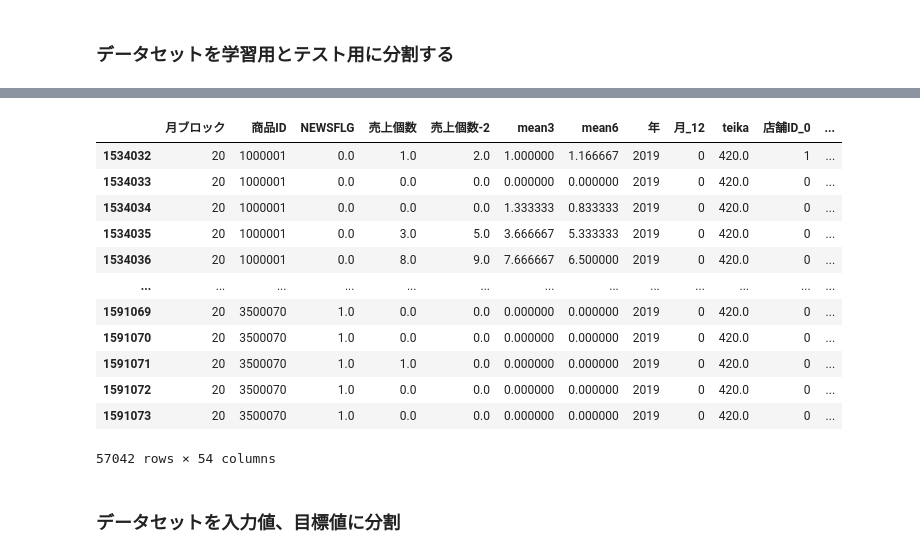
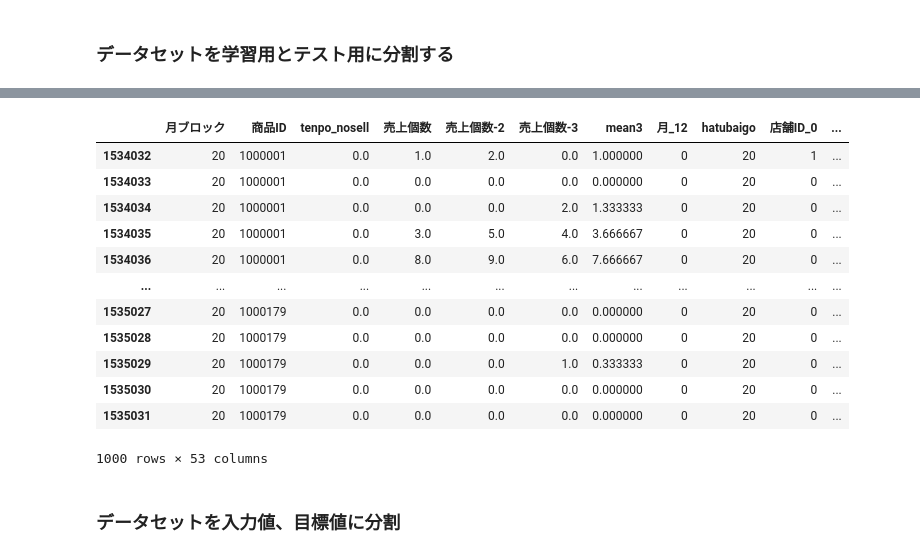
Before and after one commit to yydevelop/kaggle, a Jupyter notebook: PBL01_sample_code.ipynb, the cells around one changed output, grey strips where cells are left out. Cells and saved outputs as stored; diff of their text form; code cells hidden in the pictures.

```diff
--- a/PBL01_sample_code.ipynb
+++ b/PBL01_sample_code.ipynb
@@ -565,7 +569,8 @@ min: 20.0
 dataset3 = pd.merge(dataset2, cats, on='商品ID', how='left')
 dataset3 = pd.merge(dataset3, gp_time, on='月ブロック', how='left')
 dataset3 = pd.merge(dataset3, teika, on='商品ID', how='left')
-
-print(dataset3.info())
-dataset3.head()
+dataset3 = pd.merge(dataset3, urine, on='商品ID', how='left')
+dataset3 = pd.merge(dataset3, hatubai, on='商品ID', how='left')
+dataset3['hatubaigo'] = dataset3['月ブロック'] - dataset3['hatubai']
+dataset3[dataset3['商品ID'] == 1002582].tail()
 # %% [output]
@@ -654,3 +647,39 @@ dataset3 = pd.get_dummies(dataset3, columns=['商品カテゴリID'])
+# %%
+#dataset3 = dataset3[dataset3['shouhin_nosell'] == 0]
+#dataset3 = dataset3[dataset3['shouhin_nosell-2'] == 0]
+
+dataset3 = dataset3[[
+                     '月ブロック',
+                     '商品ID',
+#                     'tenpo_cumsum',
+                     'tenpo_nosell',
+#                     'shouhin_cumsum',
+#                     'shouhin_nosell',
+#                     'tenpo_cumsum-2',
+#                     'tenpo_nosell-2',
+#                     'shouhin_cumsum-2',
+#                     'shouhin_nosell-2',
+                     '店舗ID',
+                     '売上個数',
+                     '商品カテゴリID',
+#                     '商品価格',
+                     '売上個数-2',
+                     '売上個数-3',
+#                     '売上個数-4',
+#                     '売上個数-5',
+#                     '売上個数-12',
+                     'mean3',
+#                     'mean6',
+#                     'mean11',
+#                     '年',
+                     '月_12',
+#                     'teika',
+#                     'urine',
+                     'hatubaigo',
+                     ]]
+dataset3 = pd.get_dummies(dataset3, columns=['店舗ID'])
+#dataset3 = pd.get_dummies(dataset3, columns=['商品ID'])
+dataset3 = pd.get_dummies(dataset3, columns=['商品カテゴリID'])
 # %% [markdown]
 ### データセットを学習用とテスト用に分割する
 # %%
@@ -679,19 +706,19 @@ train_dataset
 # %%
-test_dataset
+test_dataset.head(1000)
 # %% [output]
-|  | 月ブロック | 商品ID | NEWSFLG | 売上個数 | 売上個数-2 | mean3 | mean6 | 年 | 月_12 | teika | 店舗ID_0 | ... |
-| 1534032 | 20 | 1000001 | 0.0 | 1.0 | 2.0 | 1.000000 | 1.166667 | 2019 | 0 | 420.0 | 1 | ... |
-| 1534033 | 20 | 1000001 | 0.0 | 0.0 | 0.0 | 0.000000 | 0.000000 | 2019 | 0 | 420.0 | 0 | ... |
-| 1534034 | 20 | 1000001 | 0.0 | 0.0 | 0.0 | 1.333333 | 0.833333 | 2019 | 0 | 420.0 | 0 | ... |
-| 1534035 | 20 | 1000001 | 0.0 | 3.0 | 5.0 | 3.666667 | 5.333333 | 2019 | 0 | 420.0 | 0 | ... |
-| 1534036 | 20 | 1000001 | 0.0 | 8.0 | 9.0 | 7.666667 | 6.500000 | 2019 | 0 | 420.0 | 0 | ... |
-| ... | ... | ... | ... | ... | ... | ... | ... | ... | ... | ... | ... | ... |
-| 1591069 | 20 | 3500070 | 1.0 | 0.0 | 0.0 | 0.000000 | 0.000000 | 2019 | 0 | 420.0 | 0 | ... |
-| 1591070 | 20 | 3500070 | 1.0 | 0.0 | 0.0 | 0.000000 | 0.000000 | 2019 | 0 | 420.0 | 0 | ... |
-| 1591071 | 20 | 3500070 | 1.0 | 1.0 | 0.0 | 0.000000 | 0.000000 | 2019 | 0 | 420.0 | 0 | ... |
-| 1591072 | 20 | 3500070 | 1.0 | 0.0 | 0.0 | 0.000000 | 0.000000 | 2019 | 0 | 420.0 | 0 | ... |
-| 1591073 | 20 | 3500070 | 1.0 | 0.0 | 0.0 | 0.000000 | 0.000000 | 2019 | 0 | 420.0 | 0 | ... |
+|  | 月ブロック | 商品ID | tenpo_nosell | 売上個数 | 売上個数-2 | 売上個数-3 | mean3 | 月_12 | hatubaigo | 店舗ID_0 | ... |
+| 1534032 | 20 | 1000001 | 0.0 | 1.0 | 2.0 | 0.0 | 1.000000 | 0 | 20 | 1 | ... |
+| 1534033 | 20 | 1000001 | 0.0 | 0.0 | 0.0 | 0.0 | 0.000000 | 0 | 20 | 0 | ... |
+| 1534034 | 20 | 1000001 | 0.0 | 0.0 | 0.0 | 2.0 | 1.333333 | 0 | 20 | 0 | ... |
+| 1534035 | 20 | 1000001 | 0.0 | 3.0 | 5.0 | 4.0 | 3.666667 | 0 | 20 | 0 | ... |
+| 1534036 | 20 | 1000001 | 0.0 | 8.0 | 9.0 | 6.0 | 7.666667 | 0 | 20 | 0 | ... |
+| ... | ... | ... | ... | ... | ... | ... | ... | ... | ... | ... | ... |
+| 1535027 | 20 | 1000179 | 0.0 | 0.0 | 0.0 | 0.0 | 0.000000 | 0 | 20 | 0 | ... |
+| 1535028 | 20 | 1000179 | 0.0 | 0.0 | 0.0 | 0.0 | 0.000000 | 0 | 20 | 0 | ... |
+| 1535029 | 20 | 1000179 | 0.0 | 0.0 | 0.0 | 1.0 | 0.333333 | 0 | 20 | 0 | ... |
+| 1535030 | 20 | 1000179 | 0.0 | 0.0 | 0.0 | 0.0 | 0.000000 | 0 | 20 | 0 | ... |
+| 1535031 | 20 | 1000179 | 0.0 | 0.0 | 0.0 | 0.0 | 0.000000 | 0 | 20 | 0 | ... |
-57042 rows × 54 columns
+1000 rows × 53 columns
 # %% [markdown]
 ### データセットを入力値、目標値に分割
 # %%
```
Also changed, not shown: parts of 17 cells of this notebook.
